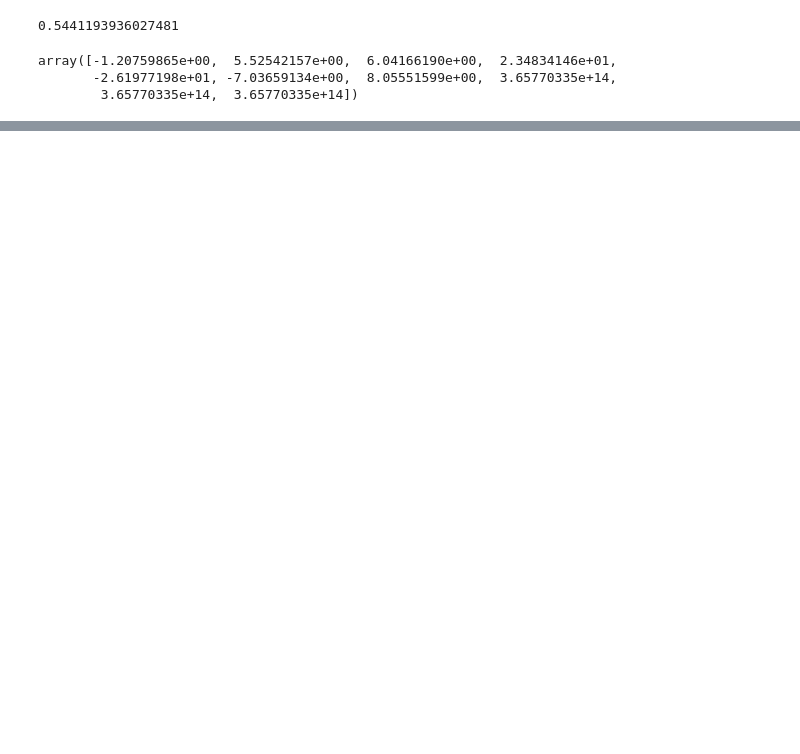
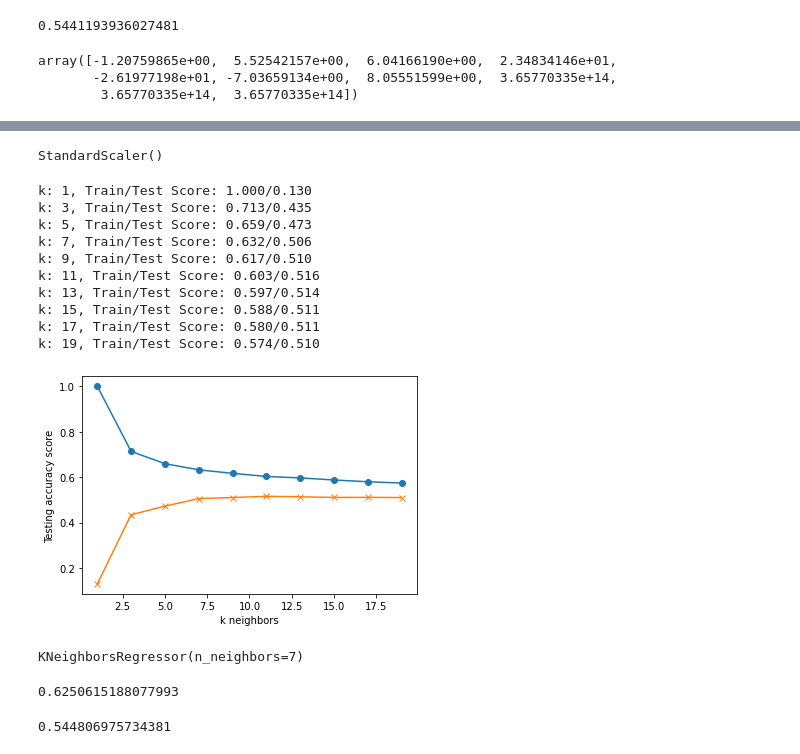
Before and after one commit to d0rtilla/AbaloneAgePredictionProject, a Jupyter notebook: Abalone_Age_Prediction.ipynb, the cells around one changed output, grey strips where cells are left out. Drawn from its saved outputs; the diff is of its cells as text; code cells hidden in the pictures; blank space fills up the shorter version.

Commit message:
Tried a K Nearest Neighbors Regressor and a Support Vector Regressor.

```diff
--- a/Abalone_Age_Prediction.ipynb
+++ b/Abalone_Age_Prediction.ipynb
@@ -288,0 +319,2 @@ array([-1.20759865e+00,  5.52542157e+00,  6.04166190e+00,  2.34834146e+01,
+# %%
+knn = KNeighborsRegressor()
@@ -288,0 +328,4 @@ array([-1.20759865e+00,  5.52542157e+00,  6.04166190e+00,  2.34834146e+01,
+# %%
+scaler.fit(X_knn_train)
+# %% [output]
+StandardScaler()
@@ -288,0 +335,30 @@ array([-1.20759865e+00,  5.52542157e+00,  6.04166190e+00,  2.34834146e+01,
+# %%
+# Borrowed and adapted from 19.2 Activity 6
+train_scores = []
+test_scores = []
+for k in range(1, 20, 2):
+    knn = KNeighborsRegressor(n_neighbors=k)
+    knn.fit(X_train_scaled, y_train)
+    train_score = knn.score(X_train_scaled, y_train)
+    test_score = knn.score(X_test_scaled, y_test)
+    train_scores.append(train_score)
+    test_scores.append(test_score)
+    print(f"k: {k}, Train/Test Score: {train_score:.3f}/{test_score:.3f}")
+
+plt.plot(range(1, 20, 2), train_scores, marker='o')
+plt.plot(range(1, 20, 2), test_scores, marker="x")
+plt.xlabel("k neighbors")
+plt.ylabel("Testing accuracy score")
+plt.show()
+# %% [output]
+k: 1, Train/Test Score: 1.000/0.130
+k: 3, Train/Test Score: 0.713/0.435
+k: 5, Train/Test Score: 0.659/0.473
+k: 7, Train/Test Score: 0.632/0.506
+k: 9, Train/Test Score: 0.617/0.510
+k: 11, Train/Test Score: 0.603/0.516
+k: 13, Train/Test Score: 0.597/0.514
+k: 15, Train/Test Score: 0.588/0.511
+k: 17, Train/Test Score: 0.580/0.511
+k: 19, Train/Test Score: 0.574/0.510
+[figure, added]
@@ -288,0 +369,12 @@ array([-1.20759865e+00,  5.52542157e+00,  6.04166190e+00,  2.34834146e+01,
+# %%
+knn7.fit(X_knn_train_scaled, y_knn_train)
+# %% [output]
+KNeighborsRegressor(n_neighbors=7)
+# %%
+knn7.score(X_knn_train_scaled, y_knn_train)
+# %% [output]
+0.6250615188077993
+# %%
+knn7.score(X_knn_test_scaled, y_knn_test)
+# %% [output]
+0.544806975734381
```
Also changed, not shown: parts of 36 cells of this notebook.
